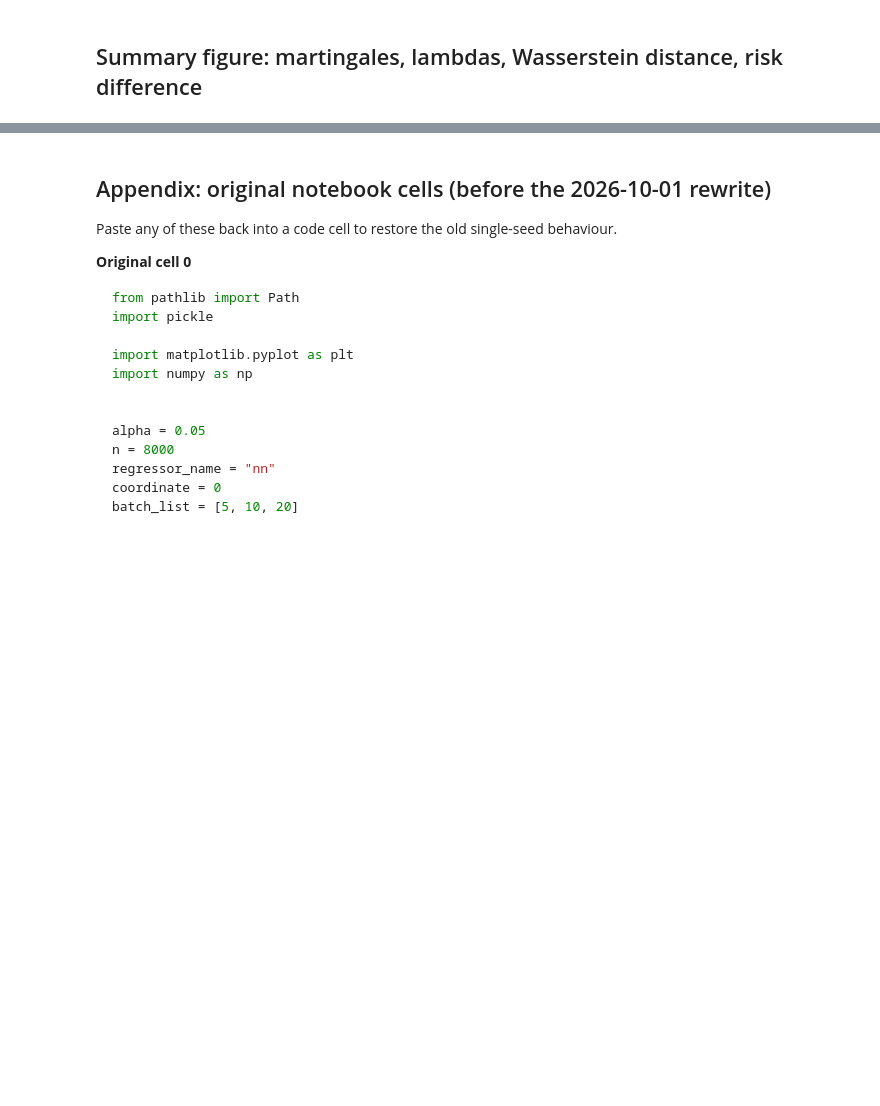
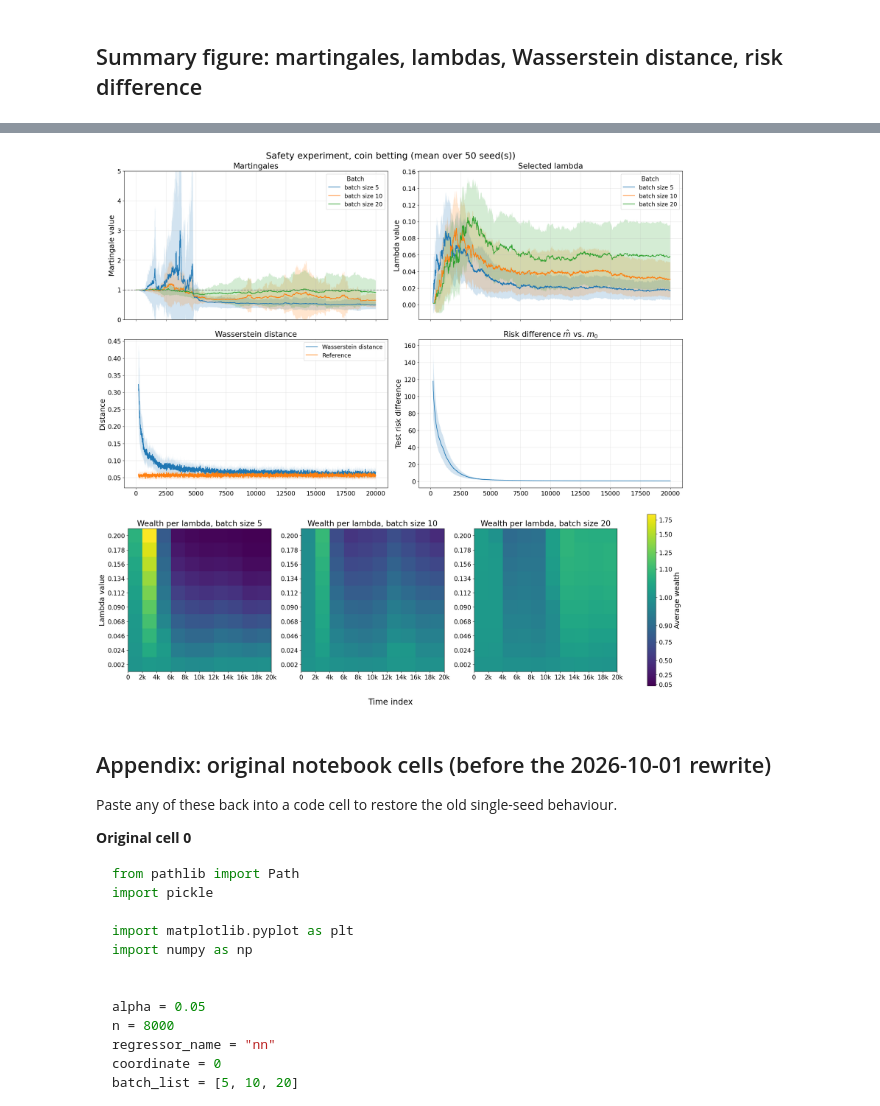
Before and after one commit to Antares01/sequential_ml_testing, a Jupyter notebook: src/experiments/generate_safety_plots.ipynb, the cells around one changed output, grey strips where cells are left out. Cells and saved outputs as stored; diff of their text form; code cells hidden in the pictures; blank space fills up the shorter version.

```diff
--- a/src/experiments/generate_safety_plots.ipynb
+++ b/src/experiments/generate_safety_plots.ipynb
@@ -199,3 +265,51 @@ fig.savefig(f"safety_summary_model{regressor_name}_n{n}.pdf", bbox_inches="tight
+# %%
+martingale_ylim = (0, 5)
+full_edges = np.linspace(0, n, n_intervals + 1)
+
+
+def wealth_heatmap_full(b):
+    """Same as wealth_heatmap, with the intervals splitting [0, n] instead of [n_init, n]."""
+    wealths = stack([runs[s][1][coordinate][b][strategy]["wealth_history"] for s in seeds])
+    interval = np.digitize(update_times(wealths.shape[1], b), full_edges[1:-1])
+    return np.stack([wealths[:, interval == k].mean(axis=(0, 1)) for k in range(n_intervals)], axis=1)
+
+
+full_heatmaps = {b: wealth_heatmap_full(b) for b in batch_list}
+full_vmin = min(np.nanmin(h) for h in full_heatmaps.values())
+full_vmax = max(np.nanmax(h) for h in full_heatmaps.values())
+
+with plt.rc_context({"font.size": 16, "axes.titlesize": 19, "axes.labelsize": 18,
+                     "xtick.labelsize": 15, "ytick.labelsize": 15,
+                     "legend.fontsize": 14, "legend.title_fontsize": 15}):
+    fig = plt.figure(figsize=(20, 19), layout="constrained")
+    top, bottom = fig.subfigures(2, 1, height_ratios=[2, 1.15])
+
+    axes = top.subplots(2, 2, sharex=True)
+    plot_martingales(axes[0, 0])
+    plot_lambdas(axes[0, 1])
+    plot_wasserstein(axes[1, 0])
+    plot_risk_difference(axes[1, 1])
+    axes[0, 0].axhline(1, color="gray", linestyle="--", linewidth=1.5)
+    axes[0, 0].set_ylim(*martingale_ylim)
+    for ax, title in zip(axes.flat, ["Martingales", "Selected lambda", "Wasserstein distance",
+                                     r"Risk difference $\hat m$ vs. $m_0$"]):
+        ax.set(title=title, xlabel="")
+
+    heat_axes = bottom.subplots(1, len(batch_list))
+    for ax, b in zip(heat_axes, batch_list):
+        im = ax.imshow(full_heatmaps[b], origin="lower", cmap="viridis", norm=wealth_norm(full_vmin, full_vmax))
+        ax.set_xticks(np.arange(n_intervals + 1) - 0.5, [f"{e / 1000:.0f}k" if e else "0" for e in full_edges])
+        ax.set_yticks(range(len(lambda_values)), [f"{lam:.3f}" for lam in lambda_values])
+        ax.set_title(f"Wealth per lambda, batch size {b}")
+    heat_axes[0].set_ylabel("Lambda value")
+    bottom.colorbar(im, ax=heat_axes, label="Average wealth", shrink=0.9,
+                    ticks=colorbar_ticks(full_vmin, full_vmax))
+
+    fig.supxlabel("Time index", fontsize=20)
+    fig.suptitle(f"Safety experiment, {strategy.replace('_', ' ')} ({seeds_note()})", fontsize=22)
+    fig.savefig(f"safety_full_summary_model{regressor_name}_{strategy}_n{n}.pdf", bbox_inches="tight")
+# %% [output]
+[figure, added]
 # %% [markdown]
 ## Appendix: original notebook cells (before the 2026-10-01 rewrite)
 
```
Also changed, not shown: parts of 12 cells of this notebook, 6 other files.
